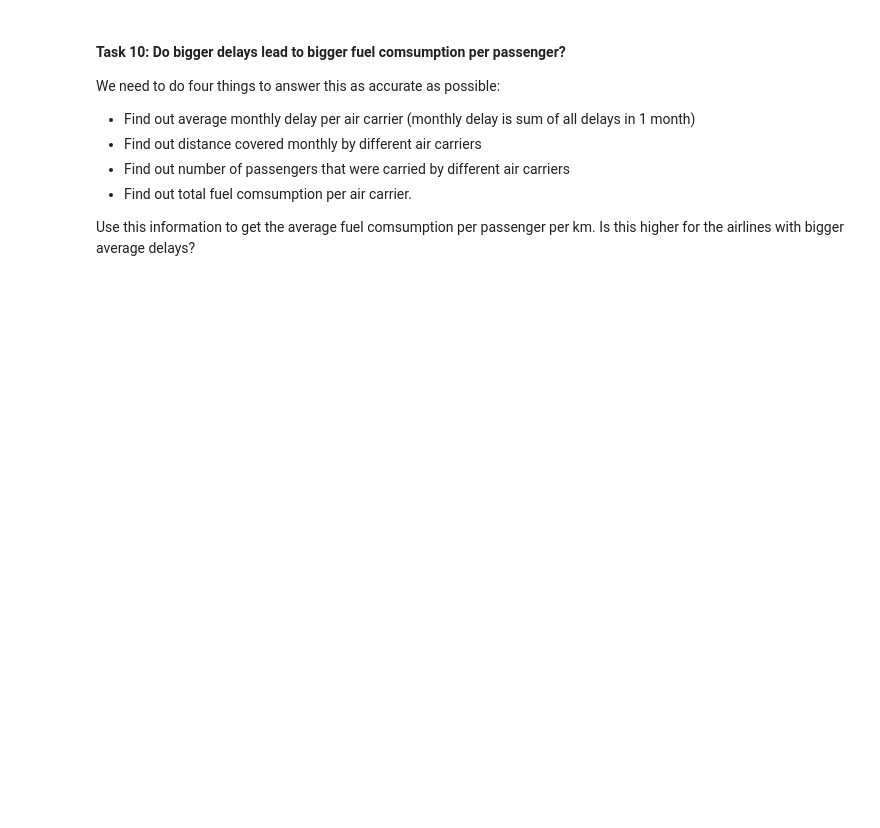
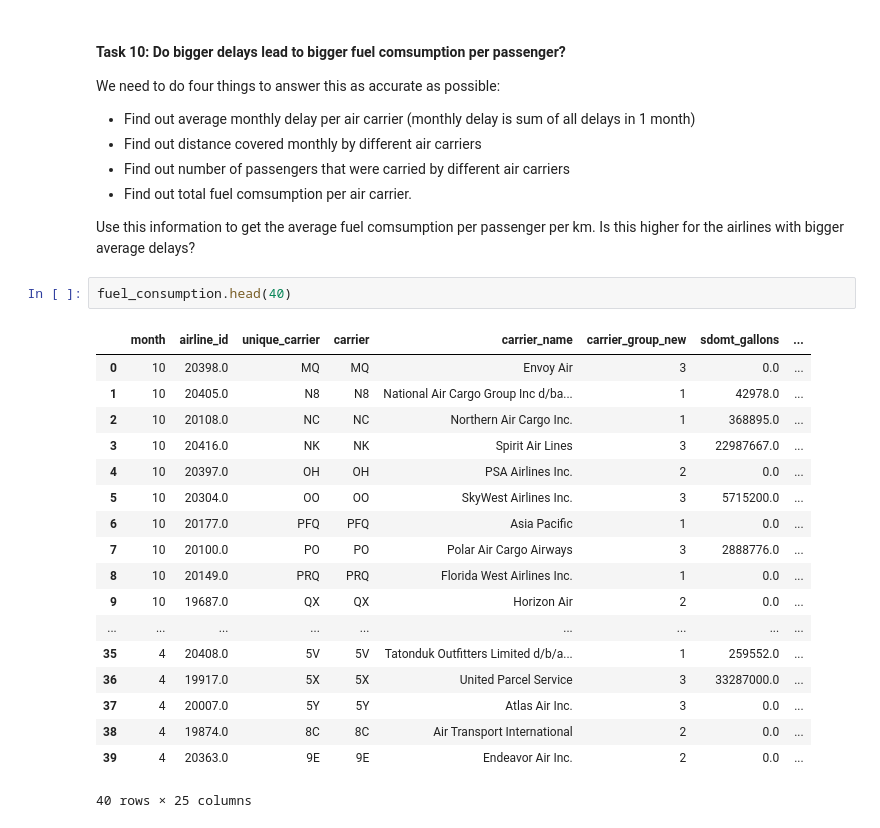
Before and after one commit to Ali-Mohamed23/midterm-project-I, a Jupyter notebook: exploratory_analysis.ipynb, the cells around one changed output. Drawn from its saved outputs; the diff is of its cells as text; blank space fills up the shorter version.

```diff
--- a/exploratory_analysis.ipynb
+++ b/exploratory_analysis.ipynb
@@ -627,3 +862,24 @@ We need to do four things to answer this as accurate as possible:
 - Find out total fuel comsumption per air carrier.
 
 Use this information to get the average fuel comsumption per passenger per km. Is this higher for the airlines with bigger average delays?
+# %%
+fuel_consumption.head(40)
+# %% [output]
+|  | month | airline_id | unique_carrier | carrier | carrier_name | carrier_group_new | sdomt_gallons | ... |
+| 0 | 10 | 20398.0 | MQ | MQ | Envoy Air | 3 | 0.0 | ... |
+| 1 | 10 | 20405.0 | N8 | N8 | National Air Cargo Group Inc d/ba... | 1 | 42978.0 | ... |
+| 2 | 10 | 20108.0 | NC | NC | Northern Air Cargo Inc. | 1 | 368895.0 | ... |
+| 3 | 10 | 20416.0 | NK | NK | Spirit Air Lines | 3 | 22987667.0 | ... |
+| 4 | 10 | 20397.0 | OH | OH | PSA Airlines Inc. | 2 | 0.0 | ... |
+| 5 | 10 | 20304.0 | OO | OO | SkyWest Airlines Inc. | 3 | 5715200.0 | ... |
+| 6 | 10 | 20177.0 | PFQ | PFQ | Asia Pacific | 1 | 0.0 | ... |
+| 7 | 10 | 20100.0 | PO | PO | Polar Air Cargo Airways | 3 | 2888776.0 | ... |
+| 8 | 10 | 20149.0 | PRQ | PRQ | Florida West Airlines Inc. | 1 | 0.0 | ... |
+| 9 | 10 | 19687.0 | QX | QX | Horizon Air | 2 | 0.0 | ... |
+| ... | ... | ... | ... | ... | ... | ... | ... | ... |
+| 35 | 4 | 20408.0 | 5V | 5V | Tatonduk Outfitters Limited d/b/a... | 1 | 259552.0 | ... |
+| 36 | 4 | 19917.0 | 5X | 5X | United Parcel Service | 3 | 33287000.0 | ... |
+| 37 | 4 | 20007.0 | 5Y | 5Y | Atlas Air Inc. | 3 | 0.0 | ... |
+| 38 | 4 | 19874.0 | 8C | 8C | Air Transport International | 2 | 0.0 | ... |
+| 39 | 4 | 20363.0 | 9E | 9E | Endeavor Air Inc. | 2 | 0.0 | ... |
+40 rows × 25 columns
```
Also changed, not shown: parts of 25 cells of this notebook.
